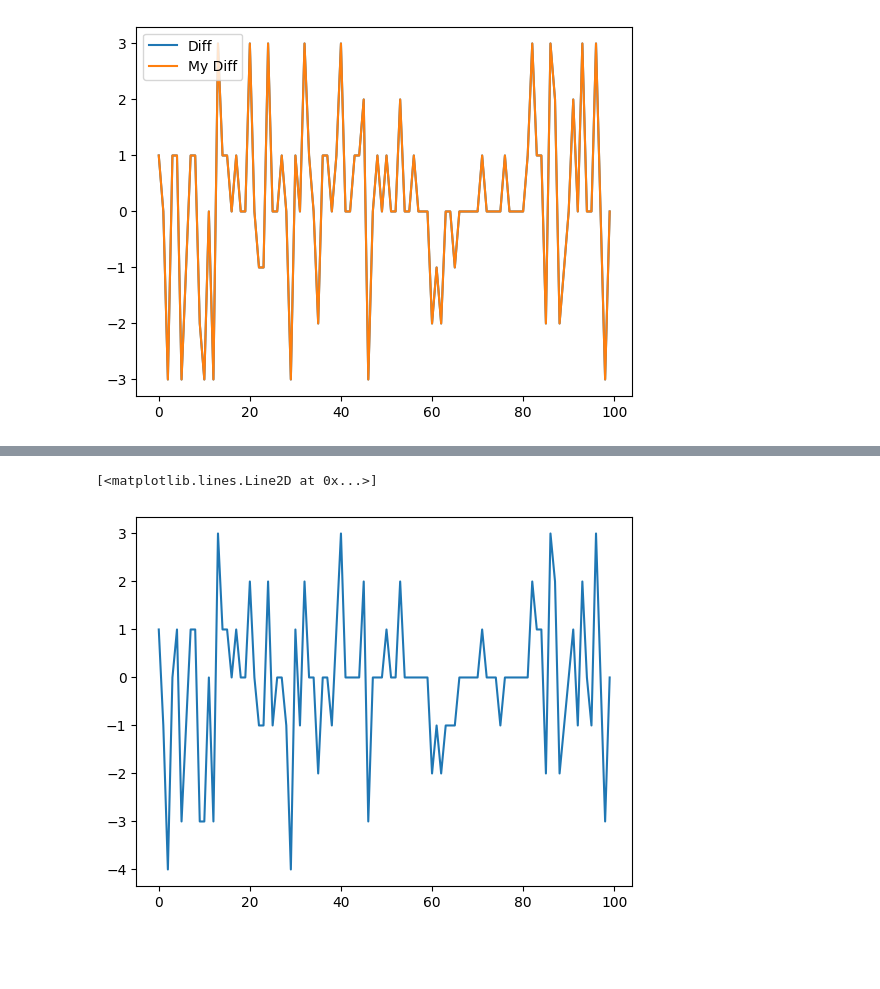
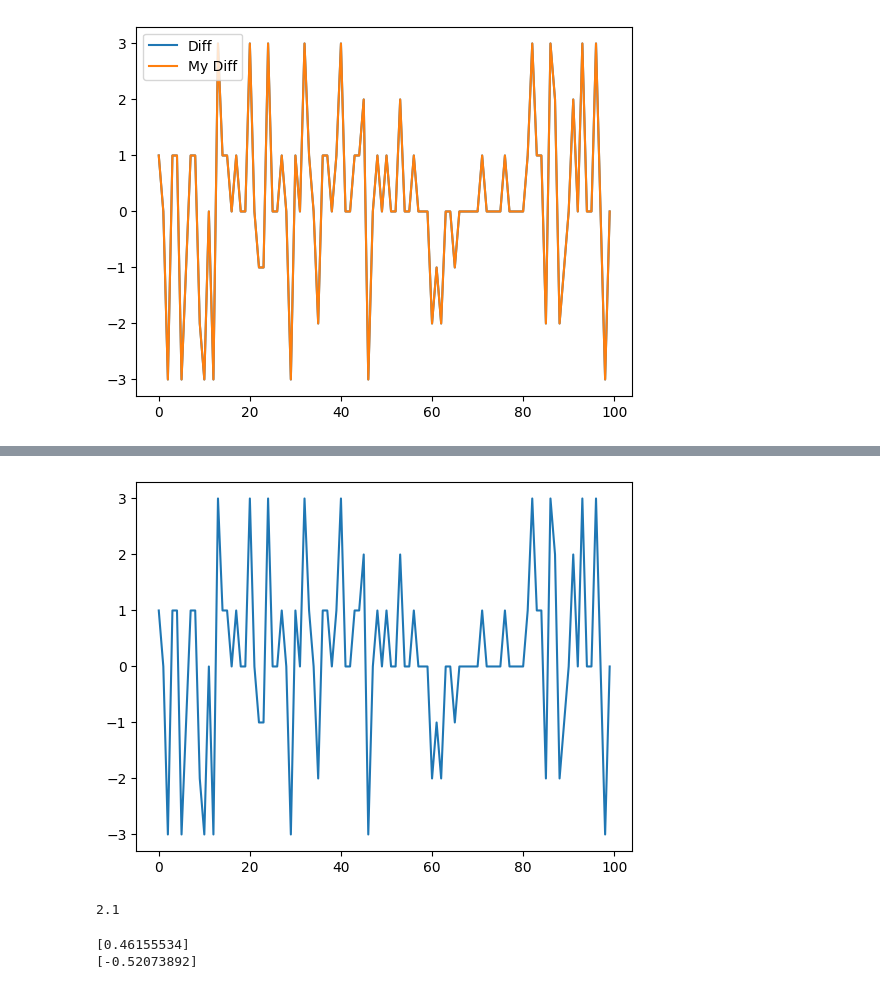
Before and after one commit to levladiator/Prosperity, a Jupyter notebook: src/forecaster-STARFRUIT.ipynb, the cells around one changed output, grey strips where cells are left out. Drawn from its saved outputs; the diff is of its cells as text; code cells hidden in the pictures; blank space fills up the shorter version.

Commit message:
Add expected difference from model

```diff
--- a/src/forecaster-STARFRUIT.ipynb
+++ b/src/forecaster-STARFRUIT.ipynb
@@ -192,5 +208,17 @@ plt.hist(diff, bins=8)
 # %%
-plt.plot(actual[n:n+l] - my_predictions[n:n+l])
+diff = actual[n:n+l] - my_predictions[n:n+l]
+plt.plot(diff)
+plt.show()
+
+np.var(diff)
 # %% [output]
+[figure, new version]
-[<matplotlib.lines.Line2D at 0x...>]
+2.1
-[figure, old version]
+# %%
+model = ARIMA(diff, order=(1, 0, 1))  # ARIMA(4, 0, 1) with 4 lagged observations
+results = model.fit()
+print(results.arparams)
+print(results.maparams)
+# %% [output]
+[0.46155534]
+[-0.52073892]
```
Also changed, not shown: parts of 2 cells of this notebook, 1 other file.
